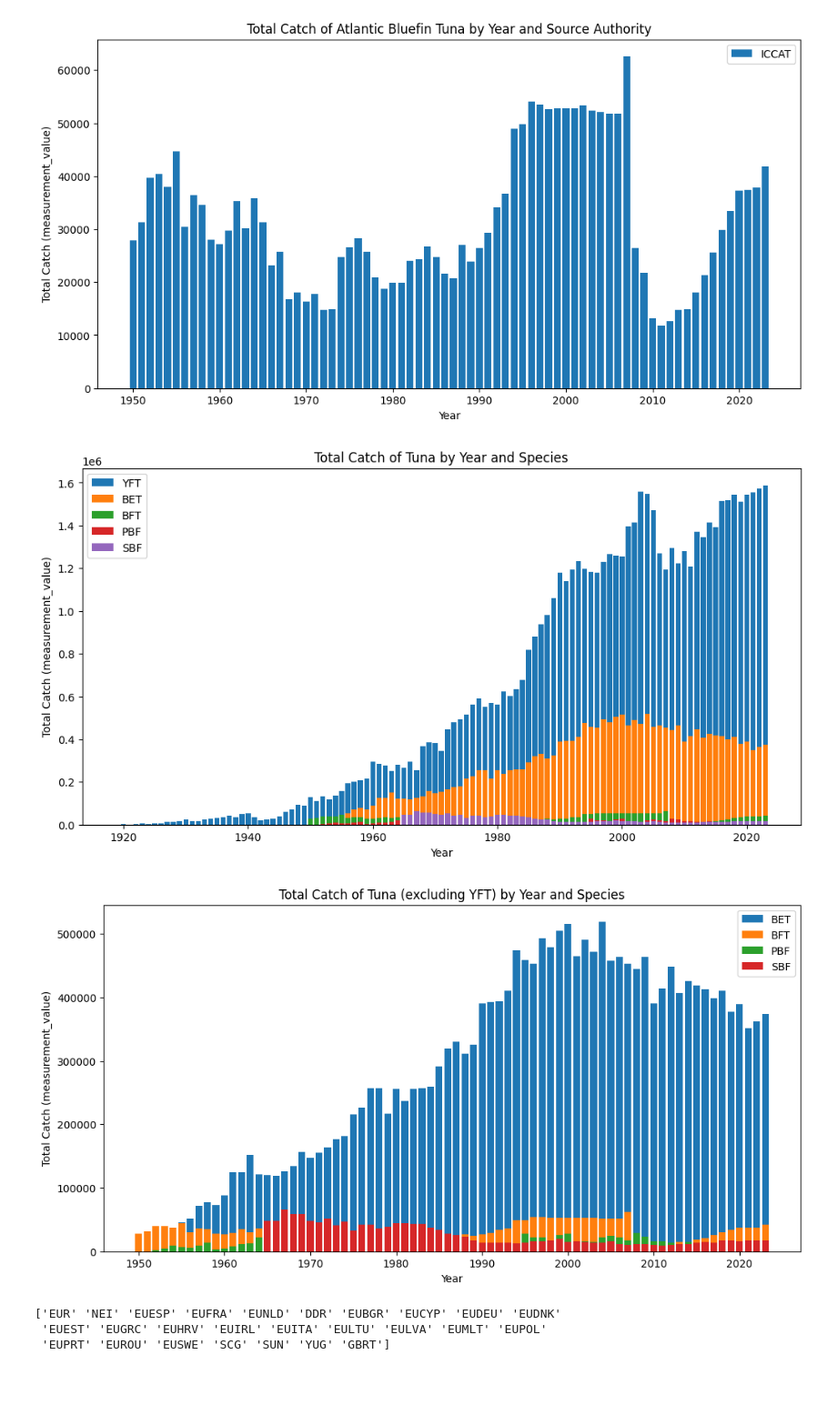
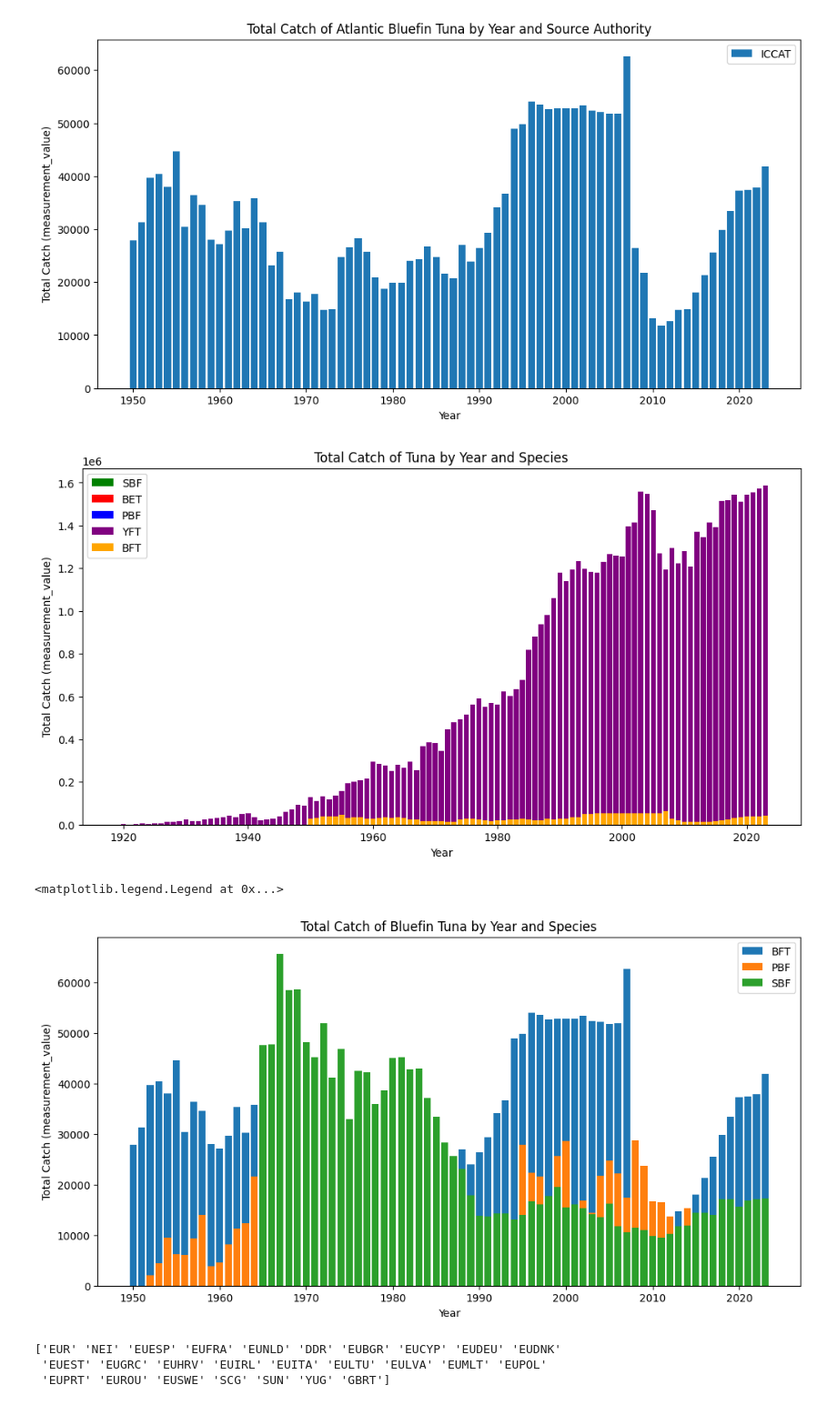
Before and after one commit to nmolnar-parsons/thesis, a Jupyter notebook: data_exploring.ipynb, the cells around one changed output. Shown at 91% size. Cells and saved outputs as stored; diff of their text form; code cells hidden in the pictures; blank space fills up the shorter version.

```diff
--- a/data_exploring.ipynb
+++ b/data_exploring.ipynb
@@ -54,5 +54,17 @@ plt.ylabel("Catch (tonnes)")
 plt.title("Catch of Pacific Bluefin, Southern Bluefin, and Atlantic Bluefin Tuna Over Time")
 plt.legend()
 plt.show()
+
+
+all_tuna = fao_all[fao_all["species"].str.contains("BFT|PBF|SBF|YFT|BET", case=False, na=False)]
+plt.figure(figsize=(12, 6))
+for species in all_tuna["species"].unique():
+    species_data = all_tuna[all_tuna["species"] == species].groupby("year")["measurement_value"].sum().reset_index()
+    plt.bar(species_data["year"], species_data["measurement_value"], label=species)
+plt.xlabel("Year")
+plt.ylabel("Total Catch (measurement_value)")
+plt.title("Total Catch of Tuna by Year and Species")
+plt.legend()
+plt.show()
 # %% [output]
 [figure]
@@ -96,36 +109,49 @@ plt.show()
 # %%
 #subset for all tuna: BFT, YFT, PBF, SBF, BET
 all_tuna = fao_all[fao_all["species"].str.contains("BFT|PBF|SBF|YFT|BET", case=False, na=False)]
 
 
 
 
 
-#bar plot of measurement_value by year, with different colors for each species
-catch_by_year_tuna = all_tuna.groupby(["year", "species"])["measurement_value"].sum().reset_index()
+#bar plot of measurement_value by year, with different colors for each species. Colors for BET should be red, YFT should be yellow
 plt.figure(figsize=(12, 6))
-for species in catch_by_year_tuna["species"].unique():
-    species_data = catch_by_year_tuna[catch_by_year_tuna["species"] == species].groupby("year")["measurement_value"].sum().reset_index()
-    plt.bar(species_data["year"], species_data["measurement_value"], label=species)
+for species in all_tuna["species"].unique():
+    species_data = all_tuna[all_tuna["species"] == species].groupby("year")["measurement_value"].sum().reset_index()
+    if species == "BET":
+        plt.bar(species_data["year"], species_data["measurement_value"], label=species, color="red")
+    elif species == "YFT":
+        plt.bar(species_data["year"], species_data["measurement_value"], label=species, color="purple")
+    elif species == "PBF":
+        plt.bar(species_data["year"], species_data["measurement_value"], label=species, color="blue")
+    elif species == "SBF":
+        plt.bar(species_data["year"], species_data["measurement_value"], label=species, color="green")
+    elif species == "BFT":
+        plt.bar(species_data["year"], species_data["measurement_value"], label=species, color="orange")
 plt.xlabel("Year")
 plt.ylabel("Total Catch (measurement_value)")
 plt.title("Total Catch of Tuna by Year and Species")
 plt.legend()
+plt.show()
 
-#same plot but exclude YFT
-catch_by_year_tuna_no_yft = all_tuna[~all_tuna["species"].str.contains("YFT", case=False, na=False)].groupby(["year", "species"])["measurement_value"].sum().reset_index()
+
+
+
+
+#same plot but exclude YFT and BET
+catch_by_year_bluefin = all_tuna[all_tuna["species"].isin(["BFT", "PBF", "SBF"])].groupby(["year", "species"])["measurement_value"].sum().reset_index()
 plt.figure(figsize=(12, 6))
-for species in catch_by_year_tuna_no_yft["species"].unique():
-    species_data = catch_by_year_tuna_no_yft[catch_by_year_tuna_no_yft["species"] == species].groupby("year")["measurement_value"].sum().reset_index()
+for species in catch_by_year_bluefin["species"].unique():
+    species_data = catch_by_year_bluefin[catch_by_year_bluefin["species"] == species].groupby("year")["measurement_value"].sum().reset_index()
     plt.bar(species_data["year"], species_data["measurement_value"], label=species)
 plt.xlabel("Year")
 plt.ylabel("Total Catch (measurement_value)")
-plt.title("Total Catch of Tuna (excluding YFT) by Year and Species")
+plt.title("Total Catch of Bluefin Tuna by Year and Species")
 plt.legend()
-plt.show()
 # %% [output]
-[figure, old version]
+[figure, new version]
+<matplotlib.legend.Legend at 0x...>
-[figure, old version]
+[figure, new version]
 # %%
 #names?
 
```
Also changed, not shown: parts of 11 cells of this notebook, 4 other files.
